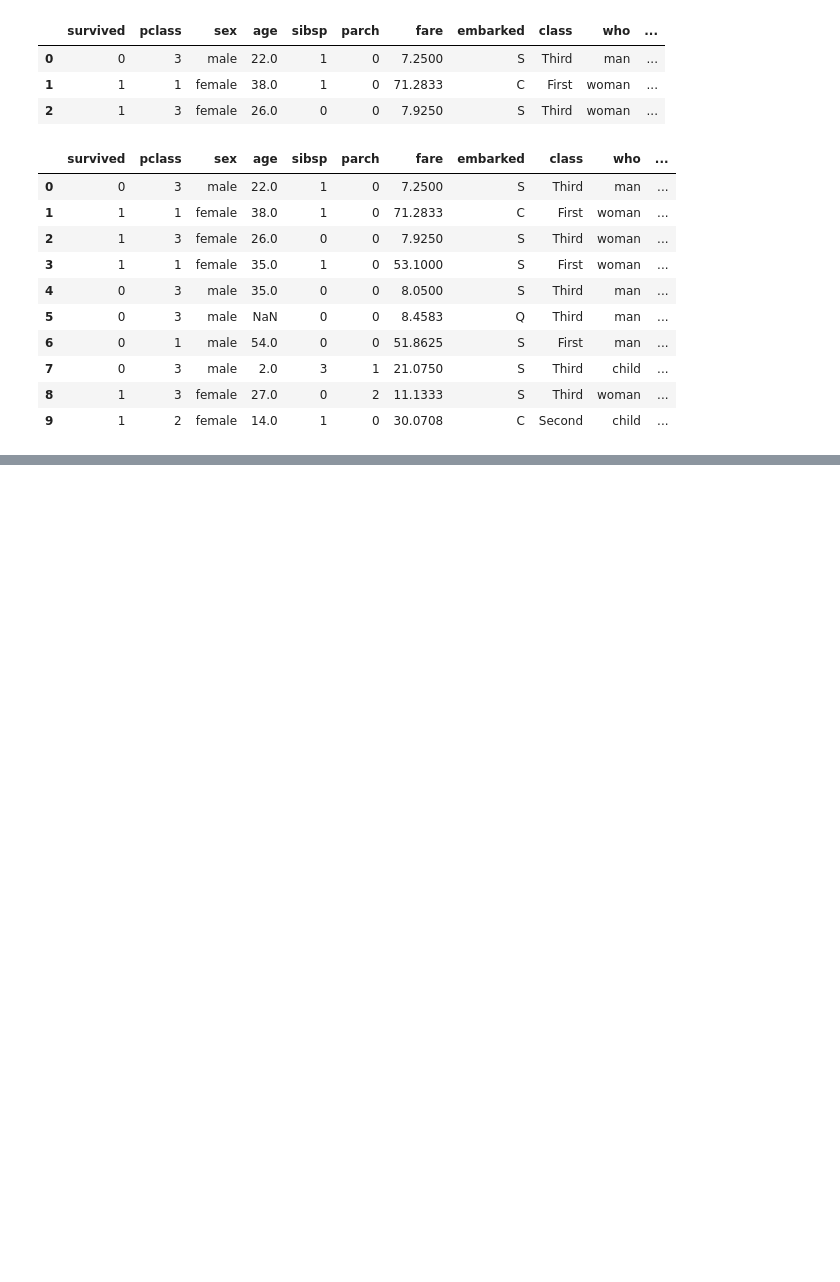
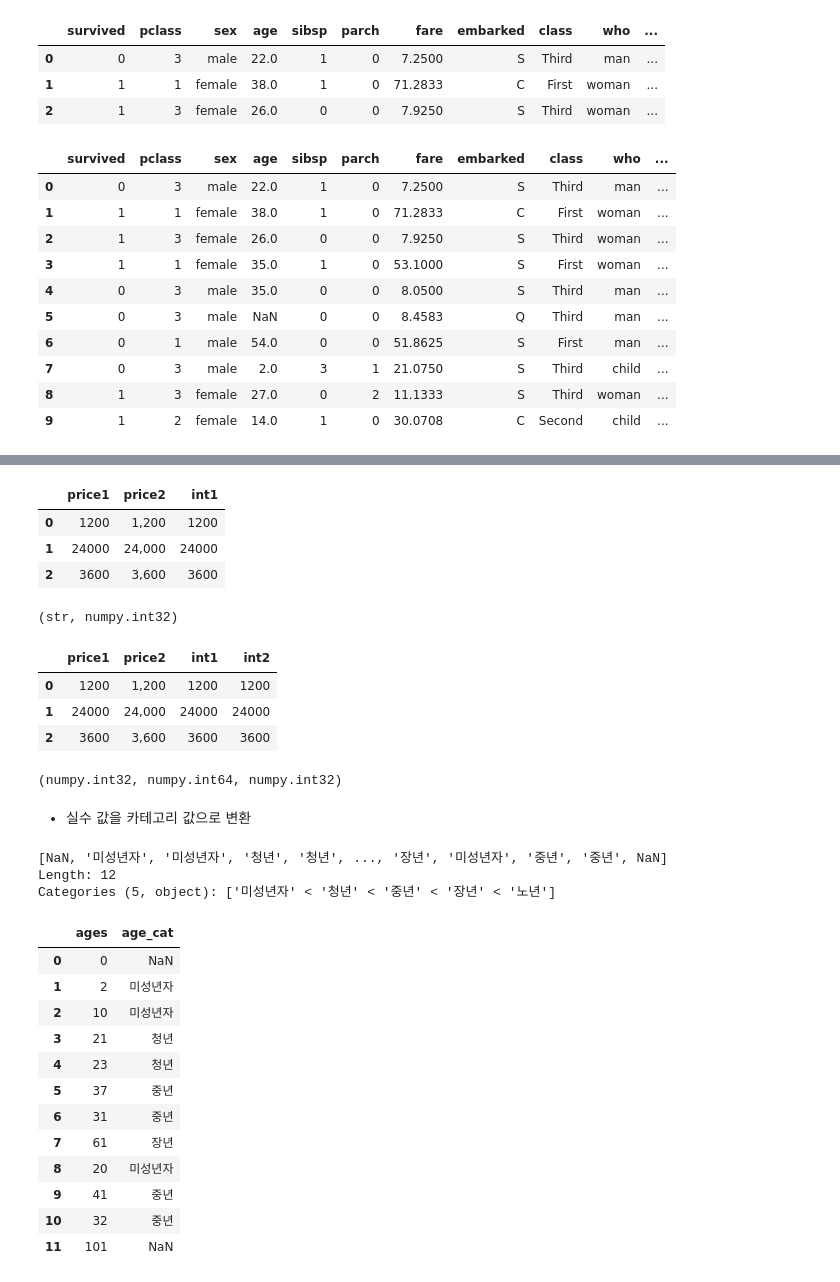
Before and after one commit to dlaudgh/DataAnalysis_Lecture_2023.04, a Jupyter notebook: 02.Pandas/05.데이터조작.ipynb, the cells around one changed output, grey strips where cells are left out. Saved outputs shown, nothing was run; the diff lists cells and outputs as text; code cells hidden in the pictures; blank space fills up the shorter version.

```diff
--- a/02.Pandas/05.데이터조작.ipynb
+++ b/02.Pandas/05.데이터조작.ipynb
@@ -380,0 +503,27 @@ titanic.head(10)
+# %%
+df4['int1'] = df4.price1.astype(int)
+df4
+# %% [output]
+|  | price1 | price2 | int1 |
+| 0 | 1200 | 1,200 | 1200 |
+| 1 | 24000 | 24,000 | 24000 |
+| 2 | 3600 | 3,600 | 3600 |
+# %%
+type(df4.price1[0]), type(df4.int1[0])
+# %% [output]
+(str, numpy.int32)
+# %%
+df4['int2'] = df4.price2.apply(lambda x: int(x.replace(',','')))
+df4
+# %% [output]
+|  | price1 | price2 | int1 | int2 |
+| 0 | 1200 | 1,200 | 1200 | 1200 |
+| 1 | 24000 | 24,000 | 24000 | 24000 |
+| 2 | 3600 | 3,600 | 3600 | 3600 |
+# %%
+df4['int3'] = df4.price2.str.replace(',','').astype(int)
+type(df4.int1[0]), type(df4.int2[0]), type(df4.int3[0])
+# %% [output]
+(numpy.int32, numpy.int64, numpy.int32)
+# %% [markdown]
+- 실수 값을 카테고리 값으로 변환
@@ -380,0 +532,27 @@ titanic.head(10)
+# %%
+bins = [1, 20, 30, 50, 70, 100]     # 1<미성년자<=20
+labels = ["미성년자", "청년", "중년", "장년", "노년"]
+cats = pd.cut(ages, bins, labels=labels)
+cats
+# %% [output]
+[NaN, '미성년자', '미성년자', '청년', '청년', ..., '장년', '미성년자', '중년', '중년', NaN]
+Length: 12
+Categories (5, object): ['미성년자' < '청년' < '중년' < '장년' < '노년']
+# %%
+df5 = pd.DataFrame(ages, columns=["ages"])
+df5["age_cat"] = pd.cut(df5.ages, bins, labels=labels)
+df5
+# %% [output]
+|  | ages | age_cat |
+| 0 | 0 | NaN |
+| 1 | 2 | 미성년자 |
+| 2 | 10 | 미성년자 |
+| 3 | 21 | 청년 |
+| 4 | 23 | 청년 |
+| 5 | 37 | 중년 |
+| 6 | 31 | 중년 |
+| 7 | 61 | 장년 |
+| 8 | 20 | 미성년자 |
+| 9 | 41 | 중년 |
+| 10 | 32 | 중년 |
+| 11 | 101 | NaN |
```
Also changed, not shown: parts of 33 cells of this notebook, 4 other files.
